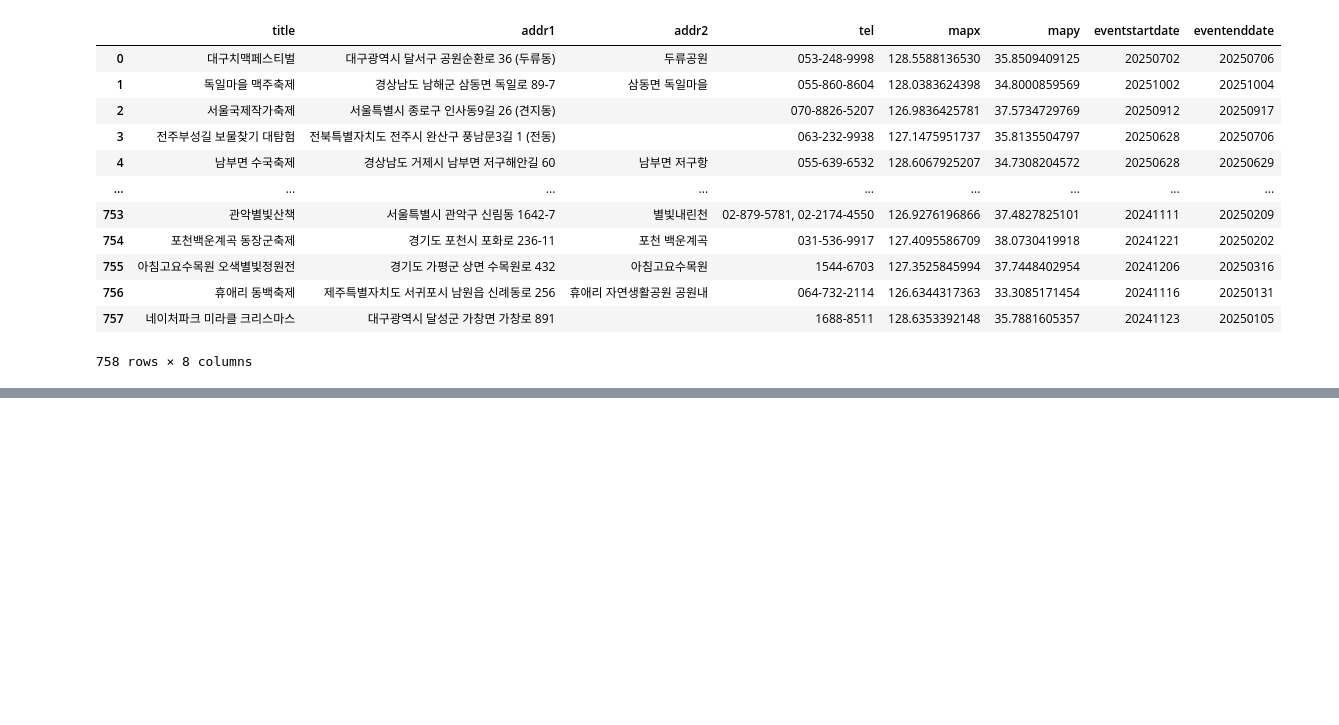
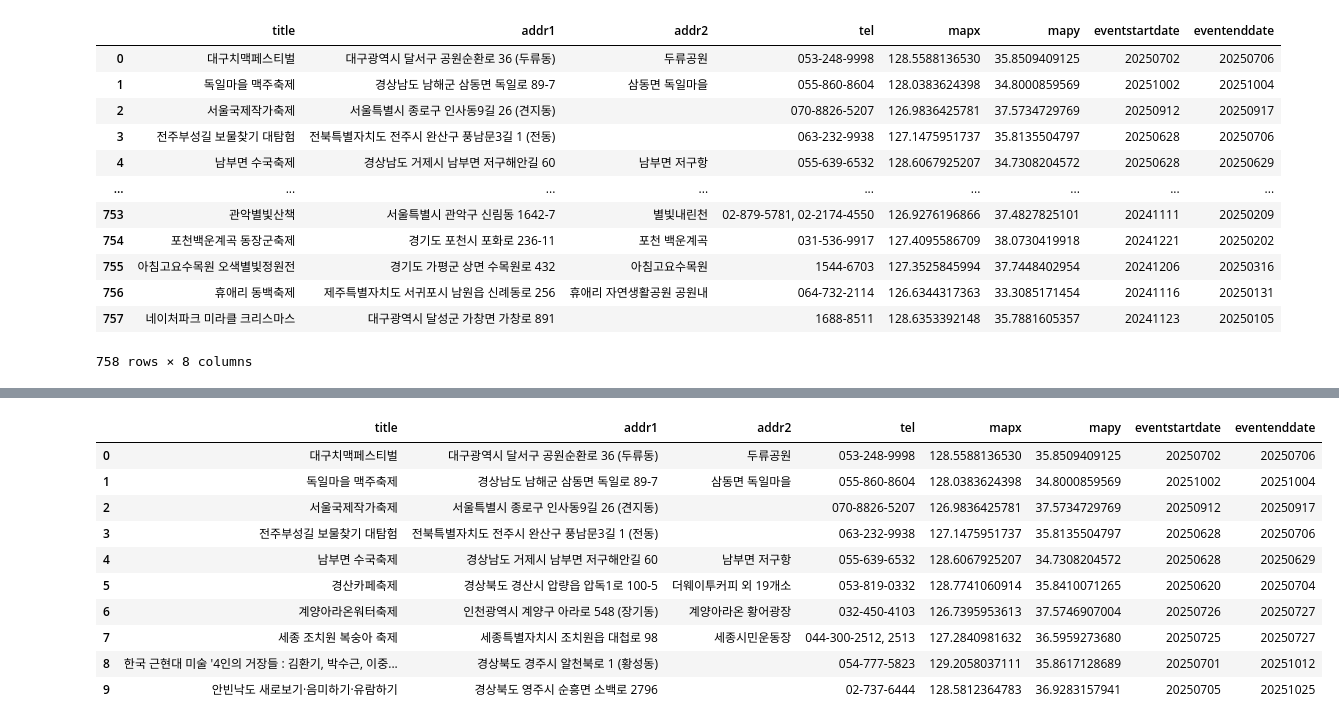
Before and after one commit to raraduck/study-genai-pipeline, a Jupyter notebook: day1/PublicKorea_API.ipynb, the cells around one changed output, grey strips where cells are left out. Saved outputs shown, nothing was run; the diff lists cells and outputs as text; code cells hidden in the pictures; blank space fills up the shorter version.

```diff
--- a/day1/PublicKorea_API.ipynb
+++ b/day1/PublicKorea_API.ipynb
@@ -72,0 +75,32 @@ df1
+# %%
+import os
+from dotenv import load_dotenv
+
+load_dotenv()
+
+# get env variables
+openapi_data_key = os.getenv('OPENAPI_DATA_KEY')
+sDate = input('시작일(형식: 20250101):')
+eDate = input('종료일(형식: 20251231):')
+# %%
+def data_url(key, sDate, eDate, rows=10):
+    url = 'http://apis.data.go.kr/B551011/KorService2/searchFestival2?serviceKey=' # basic url with serviceKey
+    url += key # openapi_data_key
+    url += '&pageNo=1&MobileOS=ETC&MobileApp=AppTest&_type=json&arrange=C'
+    url += '&numOfRows=' + str(rows) # The number of data in 1 page
+    url += '&eventStartDate=' + str(sDate)
+    url += '&eventEndDate=' + str(eDate)
+
+    res = requests.get(url)
+
+    if res.status_code == 200:
+        data = res.json()
+    else:
+        print(f'failed: {res.status_code}')
+        # os._exit # 강제 종료
+        data = ""
+    return data
+# %%
+data = data_url(openapi_data_key, sDate, eDate)
+df = pd.DataFrame(data['response']['body']['items']['item'])
+df.head
@@ -72,0 +125,16 @@ df1
+# %%
+
+df1=df[['title', 'addr1', 'addr2', 'tel', 'mapx', 'mapy', 'eventstartdate', 'eventenddate']]
+df1
+# %% [output]
+|  | title | addr1 | addr2 | tel | mapx | mapy | eventstartdate | eventenddate |
+| 0 | 대구치맥페스티벌 | 대구광역시 달서구 공원순환로 36 (두류동) | 두류공원 | 053-248-9998 | 128.5588136530 | 35.8509409125 | 20250702 | 20250706 |
+| 1 | 독일마을 맥주축제 | 경상남도 남해군 삼동면 독일로 89-7 | 삼동면 독일마을 | 055-860-8604 | 128.0383624398 | 34.8000859569 | 20251002 | 20251004 |
+| 2 | 서울국제작가축제 | 서울특별시 종로구 인사동9길 26 (견지동) |  | 070-8826-5207 | 126.9836425781 | 37.5734729769 | 20250912 | 20250917 |
+| 3 | 전주부성길 보물찾기 대탐험 | 전북특별자치도 전주시 완산구 풍남문3길 1 (전동) |  | 063-232-9938 | 127.1475951737 | 35.8135504797 | 20250628 | 20250706 |
+| 4 | 남부면 수국축제 | 경상남도 거제시 남부면 저구해안길 60 | 남부면 저구항 | 055-639-6532 | 128.6067925207 | 34.7308204572 | 20250628 | 20250629 |
+| 5 | 경산카페축제 | 경상북도 경산시 압량읍 압독1로 100-5 | 더웨이투커피 외 19개소 | 053-819-0332 | 128.7741060914 | 35.8410071265 | 20250620 | 20250704 |
+| 6 | 계양아라온워터축제 | 인천광역시 계양구 아라로 548 (장기동) | 계양아라온 황어광장 | 032-450-4103 | 126.7395953613 | 37.5746907004 | 20250726 | 20250727 |
+| 7 | 세종 조치원 복숭아 축제 | 세종특별자치시 조치원읍 대첩로 98 | 세종시민운동장 | 044-300-2512, 2513 | 127.2840981632 | 36.5959273680 | 20250725 | 20250727 |
+| 8 | 한국 근현대 미술 '4인의 거장들 : 김환기, 박수근, 이중... | 경상북도 경주시 알천북로 1 (황성동) |  | 054-777-5823 | 129.2058037111 | 35.8617128689 | 20250701 | 20251012 |
+| 9 | 안빈낙도 새로보기·음미하기·유람하기 | 경상북도 영주시 순흥면 소백로 2796 |  | 02-737-6444 | 128.5812364783 | 36.9283157941 | 20250705 | 20251025 |
```
Also changed, not shown: parts of 2 cells of this notebook, 1 other file.
